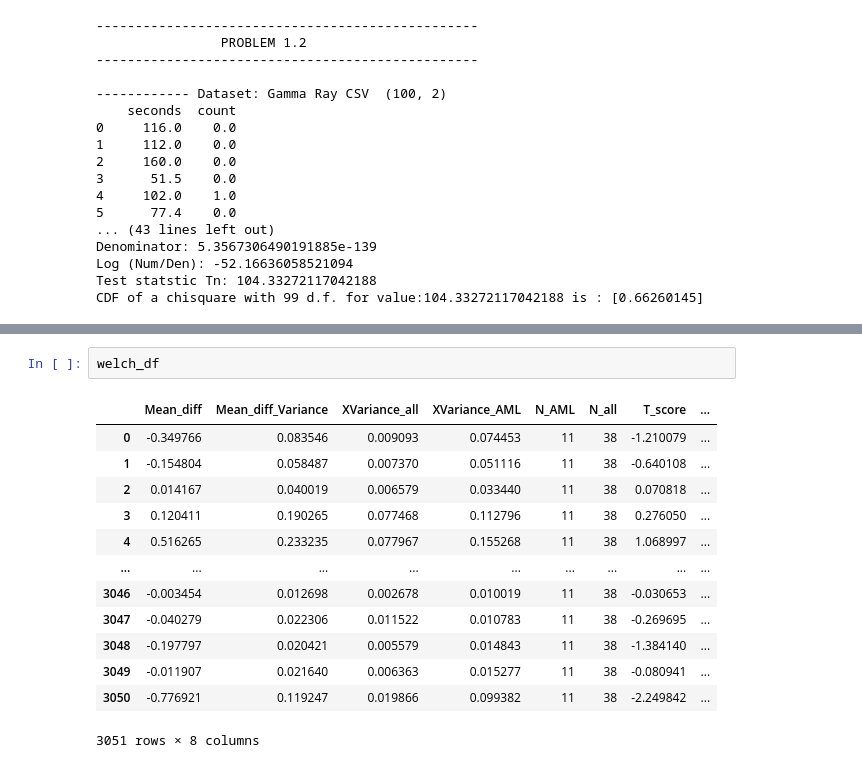
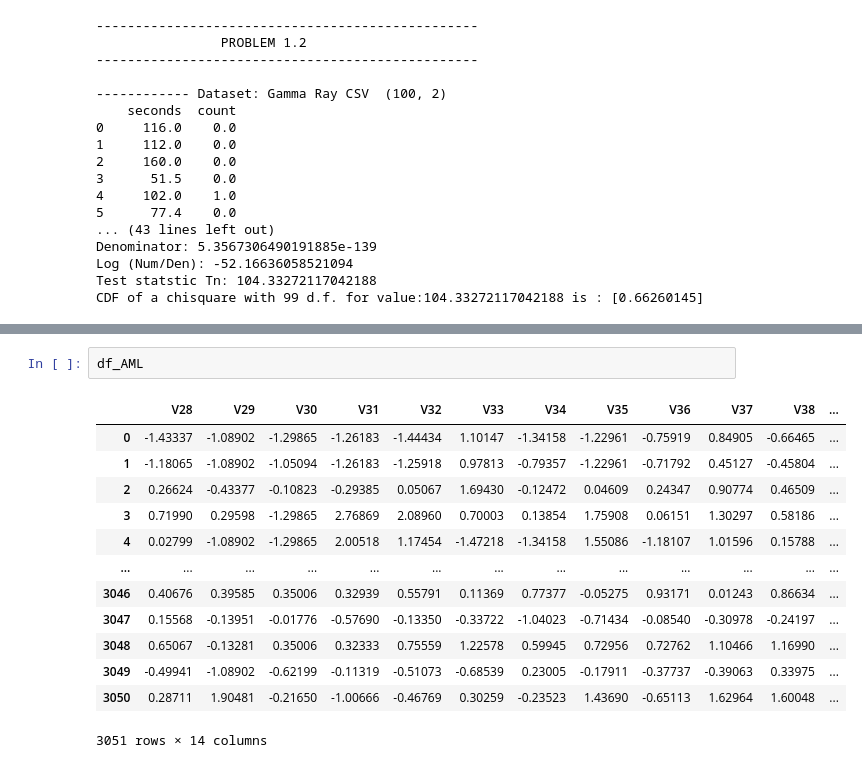
Before and after one commit to valeriog2023/MIT_MicroMaster_in_DS, a Jupyter notebook: DATA_Analysis/Homework1.ipynb, the cells around one changed output, grey strips where cells are left out. Saved outputs shown, nothing was run; the diff lists cells and outputs as text.

```diff
--- a/DATA_Analysis/Homework1.ipynb
+++ b/DATA_Analysis/Homework1.ipynb
@@ -230,16 +210,16 @@ Preparing for Welch Test setup..
-# %%
-welch_df
-# %% [output]
-|  | Mean_diff | Mean_diff_Variance | XVariance_all | XVariance_AML | N_AML | N_all | T_score | ... |
-| 0 | -0.349766 | 0.083546 | 0.009093 | 0.074453 | 11 | 38 | -1.210079 | ... |
-| 1 | -0.154804 | 0.058487 | 0.007370 | 0.051116 | 11 | 38 | -0.640108 | ... |
-| 2 | 0.014167 | 0.040019 | 0.006579 | 0.033440 | 11 | 38 | 0.070818 | ... |
-| 3 | 0.120411 | 0.190265 | 0.077468 | 0.112796 | 11 | 38 | 0.276050 | ... |
-| 4 | 0.516265 | 0.233235 | 0.077967 | 0.155268 | 11 | 38 | 1.068997 | ... |
-| ... | ... | ... | ... | ... | ... | ... | ... | ... |
-| 3046 | -0.003454 | 0.012698 | 0.002678 | 0.010019 | 11 | 38 | -0.030653 | ... |
-| 3047 | -0.040279 | 0.022306 | 0.011522 | 0.010783 | 11 | 38 | -0.269695 | ... |
-| 3048 | -0.197797 | 0.020421 | 0.005579 | 0.014843 | 11 | 38 | -1.384140 | ... |
-| 3049 | -0.011907 | 0.021640 | 0.006363 | 0.015277 | 11 | 38 | -0.080941 | ... |
-| 3050 | -0.776921 | 0.119247 | 0.019866 | 0.099382 | 11 | 38 | -2.249842 | ... |
-3051 rows × 8 columns
+# %%
+df_AML
+# %% [output]
+|  | V28 | V29 | V30 | V31 | V32 | V33 | V34 | V35 | V36 | V37 | V38 | ... |
+| 0 | -1.43337 | -1.08902 | -1.29865 | -1.26183 | -1.44434 | 1.10147 | -1.34158 | -1.22961 | -0.75919 | 0.84905 | -0.66465 | ... |
+| 1 | -1.18065 | -1.08902 | -1.05094 | -1.26183 | -1.25918 | 0.97813 | -0.79357 | -1.22961 | -0.71792 | 0.45127 | -0.45804 | ... |
+| 2 | 0.26624 | -0.43377 | -0.10823 | -0.29385 | 0.05067 | 1.69430 | -0.12472 | 0.04609 | 0.24347 | 0.90774 | 0.46509 | ... |
+| 3 | 0.71990 | 0.29598 | -1.29865 | 2.76869 | 2.08960 | 0.70003 | 0.13854 | 1.75908 | 0.06151 | 1.30297 | 0.58186 | ... |
+| 4 | 0.02799 | -1.08902 | -1.29865 | 2.00518 | 1.17454 | -1.47218 | -1.34158 | 1.55086 | -1.18107 | 1.01596 | 0.15788 | ... |
+| ... | ... | ... | ... | ... | ... | ... | ... | ... | ... | ... | ... | ... |
+| 3046 | 0.40676 | 0.39585 | 0.35006 | 0.32939 | 0.55791 | 0.11369 | 0.77377 | -0.05275 | 0.93171 | 0.01243 | 0.86634 | ... |
+| 3047 | 0.15568 | -0.13951 | -0.01776 | -0.57690 | -0.13350 | -0.33722 | -1.04023 | -0.71434 | -0.08540 | -0.30978 | -0.24197 | ... |
+| 3048 | 0.65067 | -0.13281 | 0.35006 | 0.32333 | 0.75559 | 1.22578 | 0.59945 | 0.72956 | 0.72762 | 1.10466 | 1.16990 | ... |
+| 3049 | -0.49941 | -1.08902 | -0.62199 | -0.11319 | -0.51073 | -0.68539 | 0.23005 | -0.17911 | -0.37737 | -0.39063 | 0.33975 | ... |
+| 3050 | 0.28711 | 1.90481 | -0.21650 | -1.00666 | -0.46769 | 0.30259 | -0.23523 | 1.43690 | -0.65113 | 1.62964 | 1.60048 | ... |
+3051 rows × 14 columns
```
Also changed, not shown: parts of 14 cells of this notebook, 10 other files.
